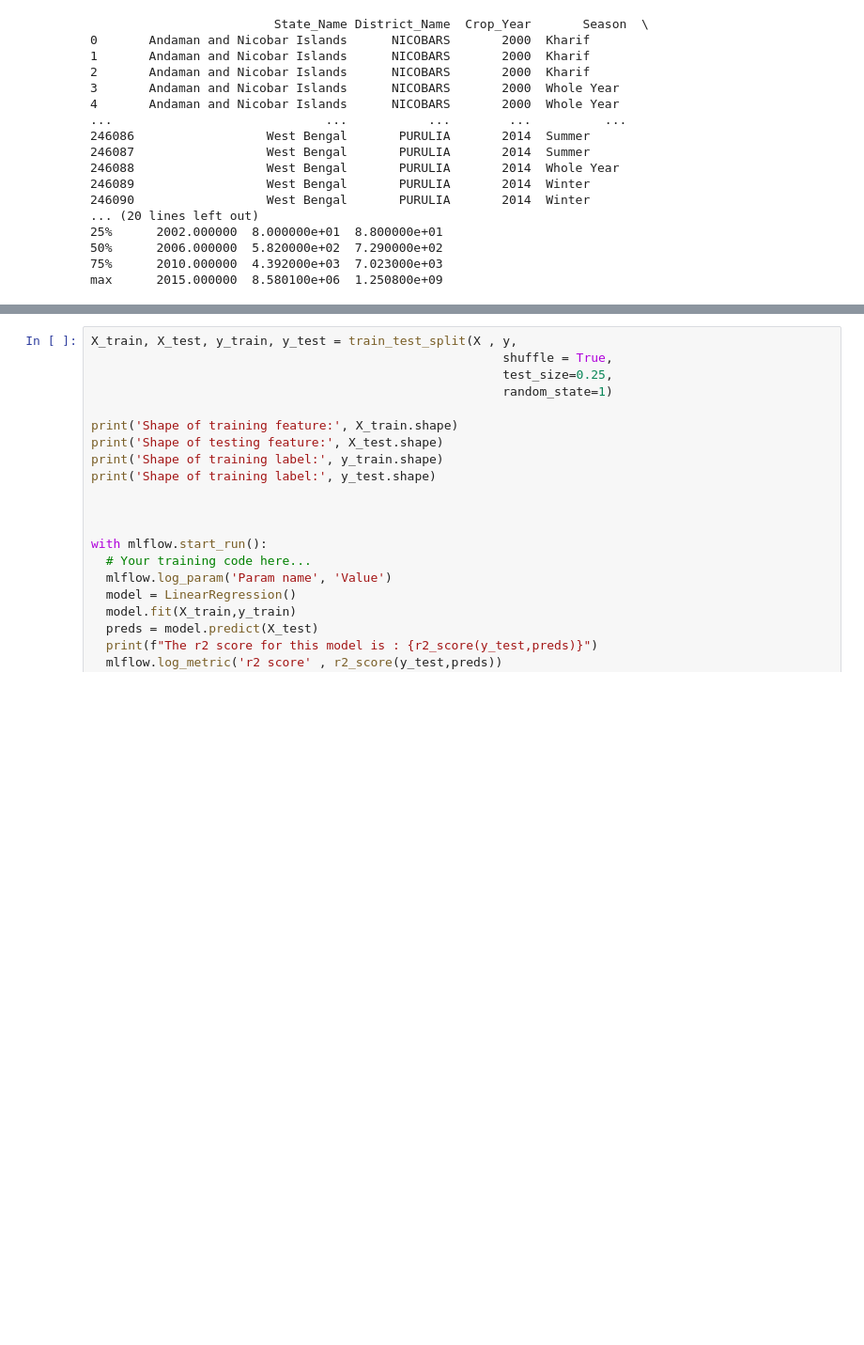
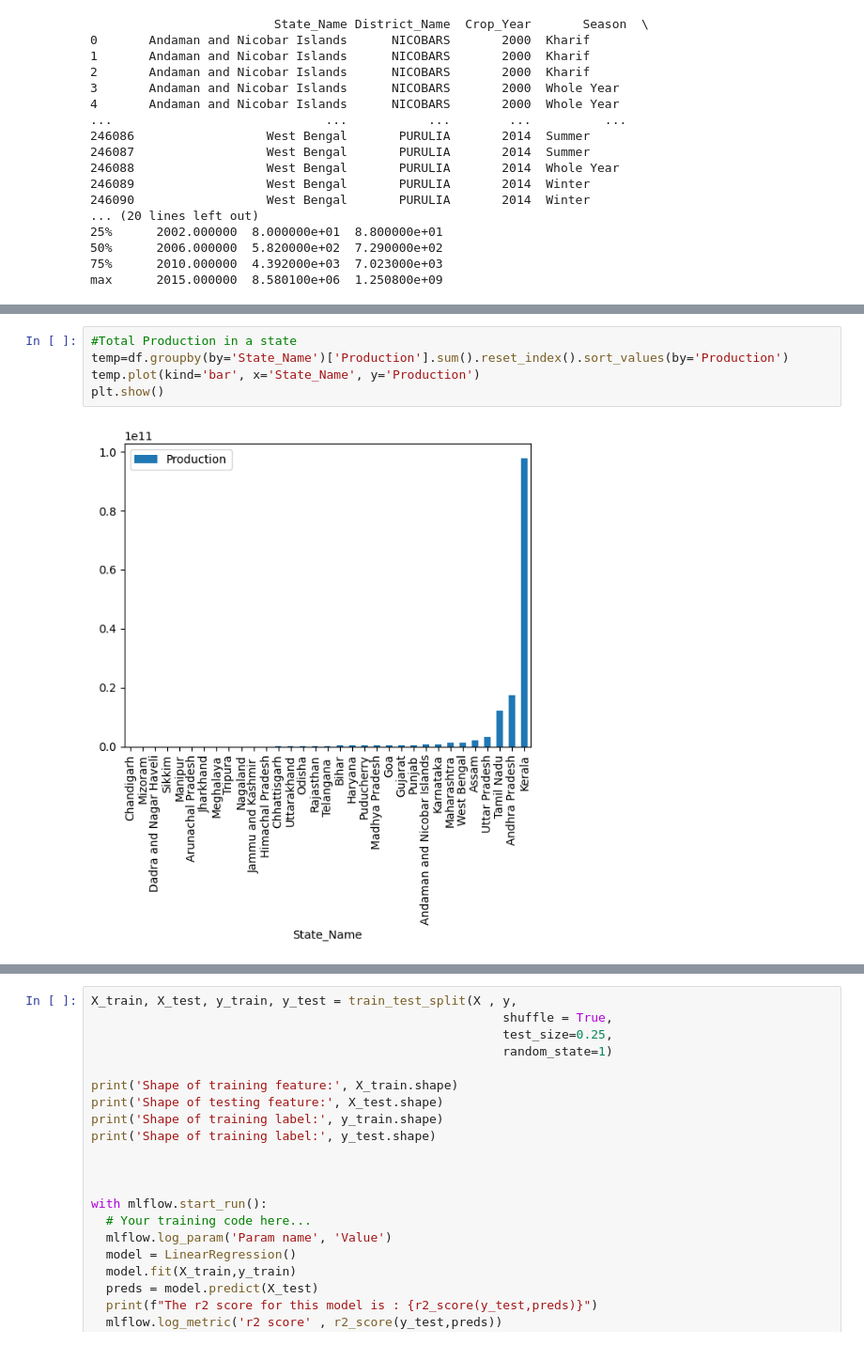
Before and after one commit to kriti-002/Crop-Production, a Jupyter notebook: Crop Production.ipynb, the cells around one changed output, grey strips where cells are left out. Shown at 94% size. Drawn from its saved outputs; the diff is of its cells as text; blank space fills up the shorter version.

```diff
--- a/Crop Production.ipynb
+++ b/Crop Production.ipynb
@@ -72,0 +76,7 @@ dtype: int64
+# %%
+#Total Production in a state
+temp=df.groupby(by='State_Name')['Production'].sum().reset_index().sort_values(by='Production')
+temp.plot(kind='bar', x='State_Name', y='Production')
+plt.show()
+# %% [output]
+[figure, added]
```
Also changed, not shown: parts of 14 cells of this notebook.
